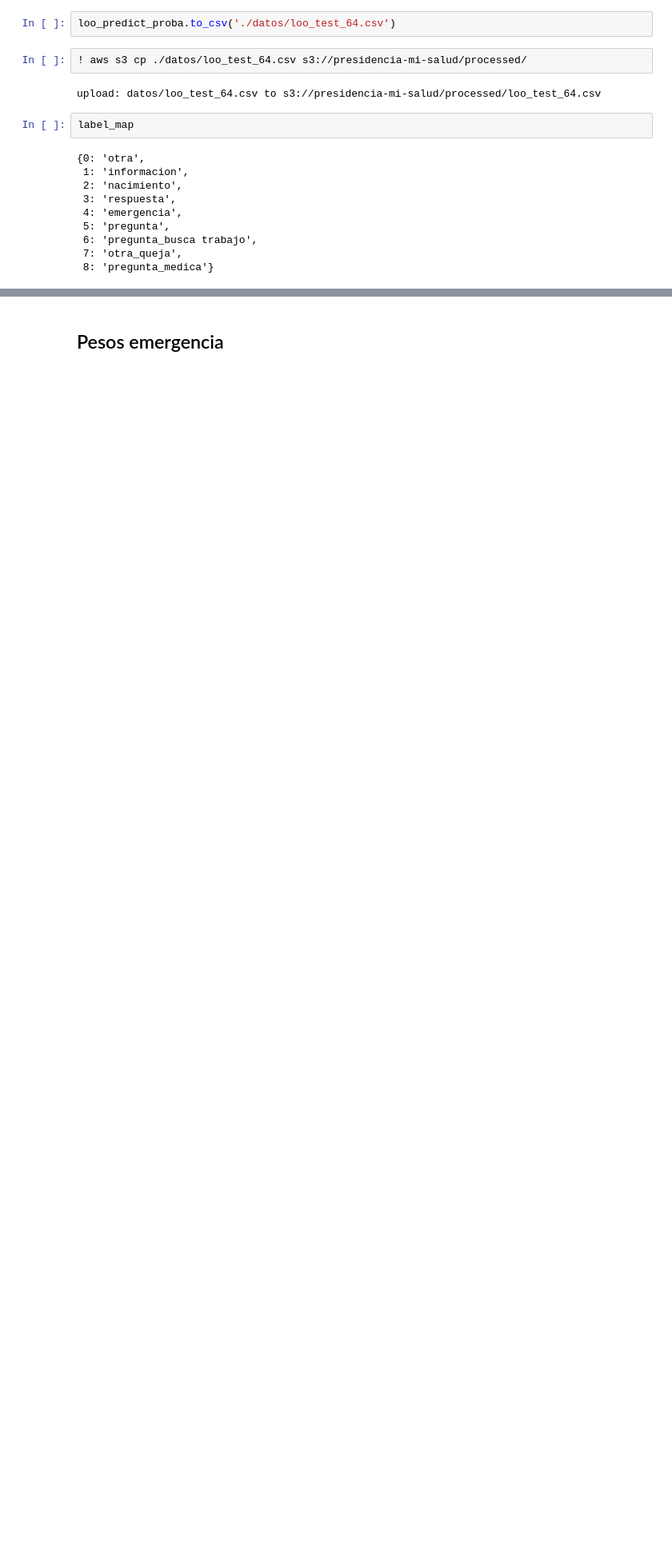
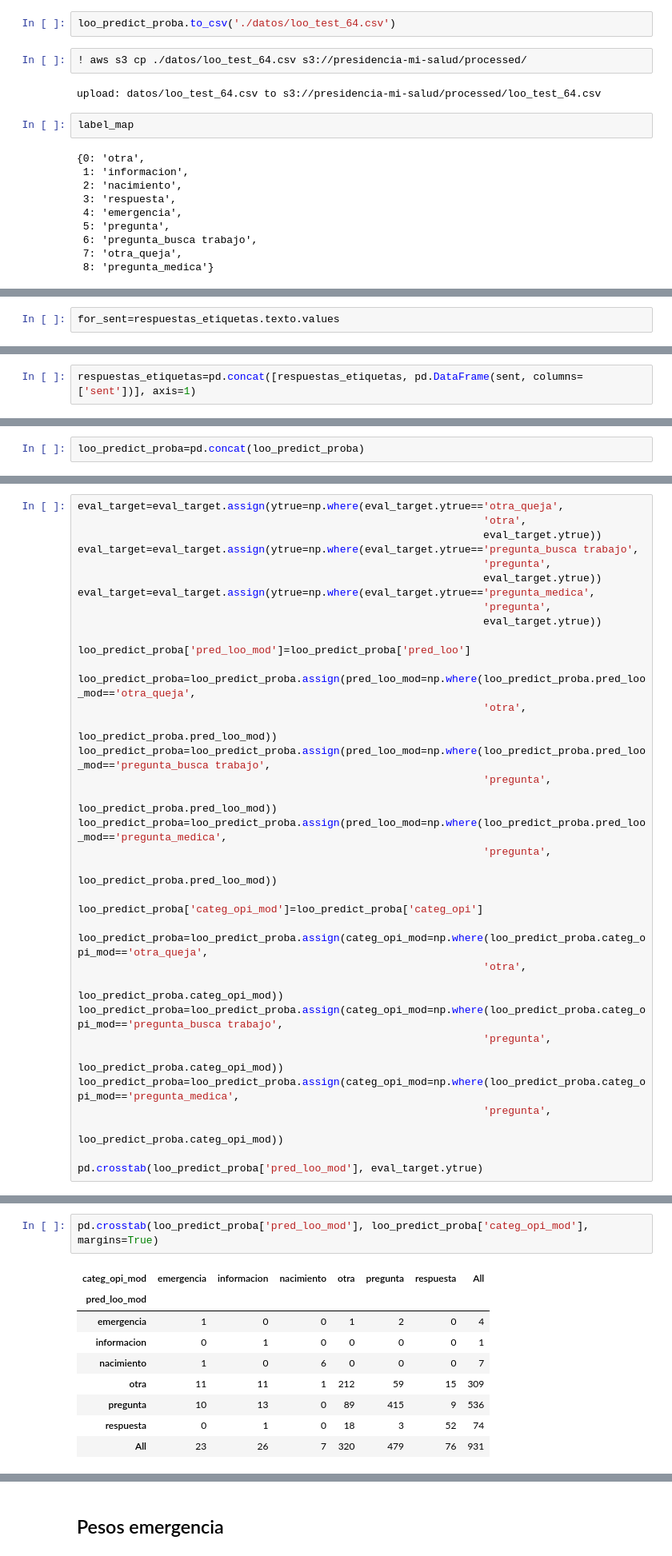
Before and after one commit to opintel/mi-salud, a Jupyter notebook: pipeline_modelo_2.ipynb, the cells around one changed output, grey strips where cells are left out. Shown at 80% size. Saved outputs shown, nothing was run; the diff lists cells and outputs as text; blank space fills up the shorter version.

```diff
--- a/pipeline_modelo_2.ipynb
+++ b/pipeline_modelo_2.ipynb
@@ -1098,0 +1239,2 @@ label_map
+# %%
+for_sent=respuestas_etiquetas.texto.values
@@ -1098,0 +1246,2 @@ label_map
+# %%
+respuestas_etiquetas=pd.concat([respuestas_etiquetas, pd.DataFrame(sent, columns=['sent'])], axis=1)
@@ -1098,0 +1260,2 @@ label_map
+# %%
+loo_predict_proba=pd.concat(loo_predict_proba)
@@ -1098,0 +1298,36 @@ label_map
+# %%
+eval_target=eval_target.assign(ytrue=np.where(eval_target.ytrue=='otra_queja',
+                                                                 'otra',
+                                                                 eval_target.ytrue))
+eval_target=eval_target.assign(ytrue=np.where(eval_target.ytrue=='pregunta_busca trabajo',
+                                                                 'pregunta',
+                                                                 eval_target.ytrue))
+eval_target=eval_target.assign(ytrue=np.where(eval_target.ytrue=='pregunta_medica',
+                                                                 'pregunta',
+                                                                 eval_target.ytrue))
+
+loo_predict_proba['pred_loo_mod']=loo_predict_proba['pred_loo']
+
+loo_predict_proba=loo_predict_proba.assign(pred_loo_mod=np.where(loo_predict_proba.pred_loo_mod=='otra_queja',
+                                                                 'otra',
+                                                                 loo_predict_proba.pred_loo_mod))
+loo_predict_proba=loo_predict_proba.assign(pred_loo_mod=np.where(loo_predict_proba.pred_loo_mod=='pregunta_busca trabajo',
+                                                                 'pregunta',
+                                                                 loo_predict_proba.pred_loo_mod))
+loo_predict_proba=loo_predict_proba.assign(pred_loo_mod=np.where(loo_predict_proba.pred_loo_mod=='pregunta_medica',
+                                                                 'pregunta',
+                                                                 loo_predict_proba.pred_loo_mod))
+
+loo_predict_proba['categ_opi_mod']=loo_predict_proba['categ_opi']
+
+loo_predict_proba=loo_predict_proba.assign(categ_opi_mod=np.where(loo_predict_proba.categ_opi_mod=='otra_queja',
+                                                                 'otra',
+                                                                 loo_predict_proba.categ_opi_mod))
+loo_predict_proba=loo_predict_proba.assign(categ_opi_mod=np.where(loo_predict_proba.categ_opi_mod=='pregunta_busca trabajo',
+                                                                 'pregunta',
+                                                                 loo_predict_proba.categ_opi_mod))
+loo_predict_proba=loo_predict_proba.assign(categ_opi_mod=np.where(loo_predict_proba.categ_opi_mod=='pregunta_medica',
+                                                                 'pregunta',
+                                                                 loo_predict_proba.categ_opi_mod))
+
+pd.crosstab(loo_predict_proba['pred_loo_mod'], eval_target.ytrue)
@@ -1098,0 +1365,12 @@ label_map
+# %%
+pd.crosstab(loo_predict_proba['pred_loo_mod'], loo_predict_proba['categ_opi_mod'], margins=True)
+# %% [output]
+| categ_opi_mod | emergencia | informacion | nacimiento | otra | pregunta | respuesta | All |
+| pred_loo_mod |  |  |  |  |  |  |  |
+| emergencia | 1 | 0 | 0 | 1 | 2 | 0 | 4 |
+| informacion | 0 | 1 | 0 | 0 | 0 | 0 | 1 |
+| nacimiento | 1 | 0 | 6 | 0 | 0 | 0 | 7 |
+| otra | 11 | 11 | 1 | 212 | 59 | 15 | 309 |
+| pregunta | 10 | 13 | 0 | 89 | 415 | 9 | 536 |
+| respuesta | 0 | 1 | 0 | 18 | 3 | 52 | 74 |
+| All | 23 | 26 | 7 | 320 | 479 | 76 | 931 |
```
Also changed, not shown: parts of 39 cells of this notebook, 1 other file.
